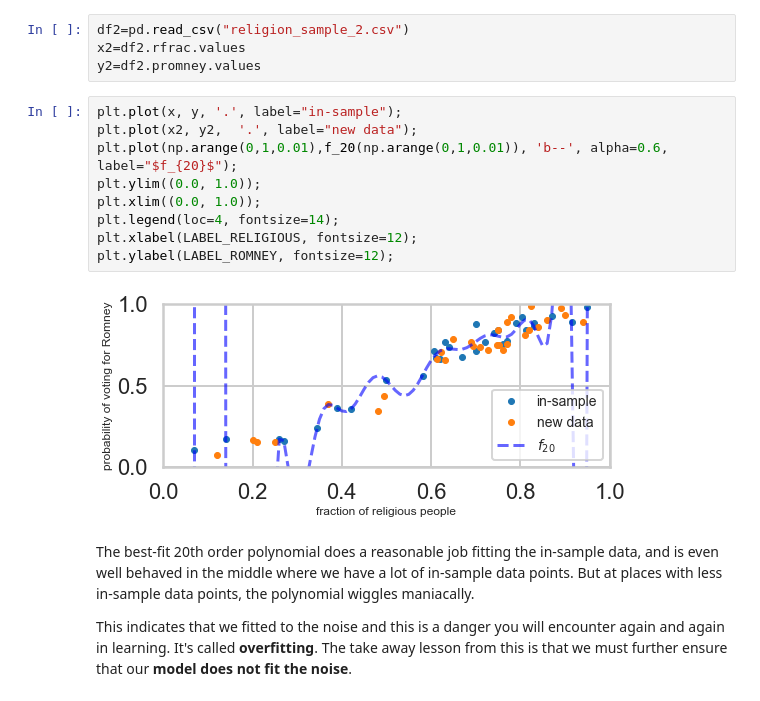
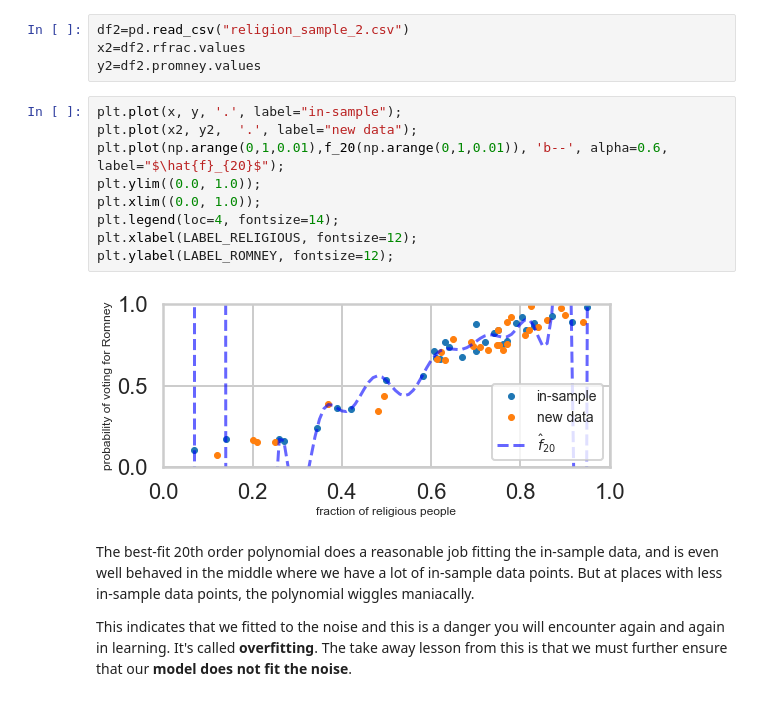
Before and after one commit to clauszitzelsberger/LearningModels, a Jupyter notebook: LearningModels.ipynb, the cells around one changed output. Cells and saved outputs as stored; diff of their text form.

```diff
--- a/LearningModels.ipynb
+++ b/LearningModels.ipynb
@@ -317,14 +319,14 @@ y2=df2.promney.values
 # %%
 plt.plot(x, y, '.', label="in-sample");
 plt.plot(x2, y2,  '.', label="new data");
-plt.plot(np.arange(0,1,0.01),f_20(np.arange(0,1,0.01)), 'b--', alpha=0.6, label="$f_{20}$");
+plt.plot(np.arange(0,1,0.01),f_20(np.arange(0,1,0.01)), 'b--', alpha=0.6, label="$\hat{f}_{20}$");
 plt.ylim((0.0, 1.0));
 plt.xlim((0.0, 1.0));
 plt.legend(loc=4, fontsize=14);
 plt.xlabel(LABEL_RELIGIOUS, fontsize=12);
 plt.ylabel(LABEL_ROMNEY, fontsize=12);
 # %% [output]
-[figure, old version]
+[figure, new version]
 # %% [markdown]
 The best-fit 20th order polynomial does a reasonable job fitting the in-sample data, and is even well behaved in the middle where we have a lot of in-sample data points. But at places with less in-sample data points, the polynomial wiggles maniacally.
 
```
Also changed, not shown: parts of 3 cells of this notebook, 2 other files.
